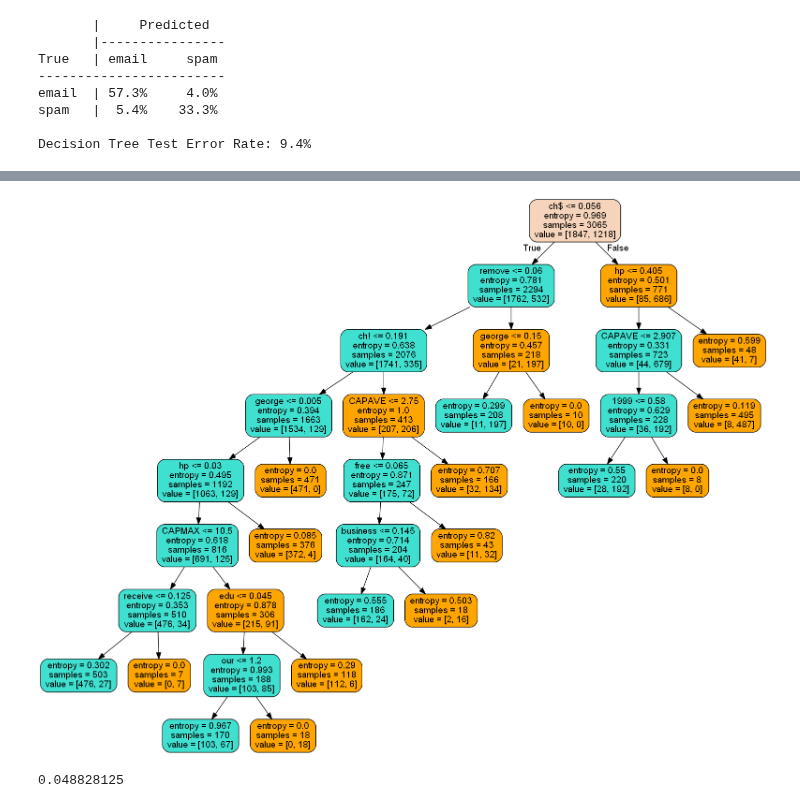
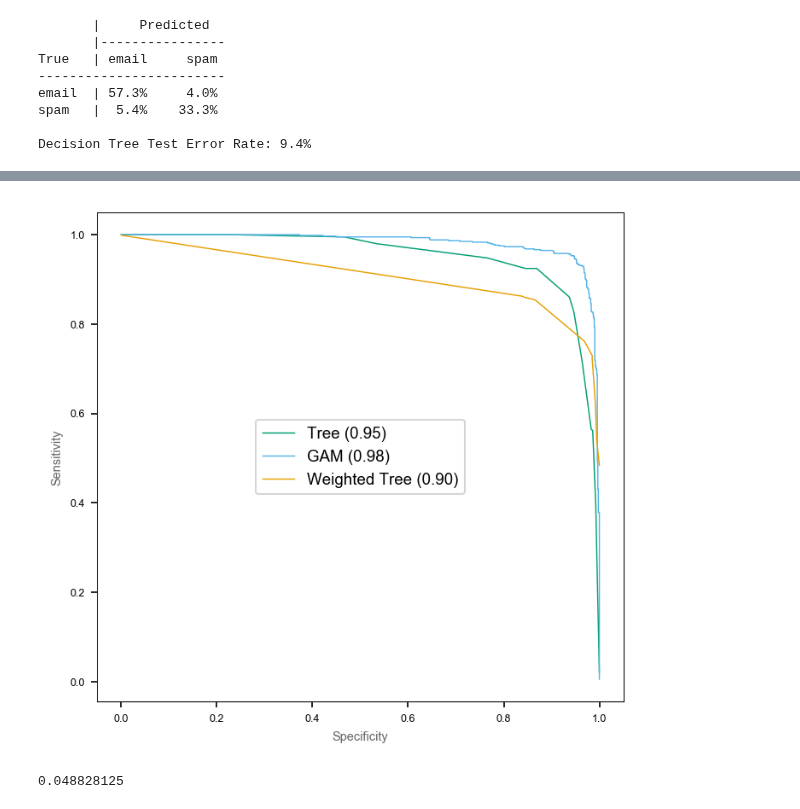
Before and after one commit to empathy87/The-Elements-of-Statistical-Learning-Python-Notebooks, a Jupyter notebook: examples/Spam.ipynb, the cells around one changed output, grey strips where cells are left out. Cells and saved outputs as stored; diff of their text form; code cells hidden in the pictures.

```diff
--- a/examples/Spam.ipynb
+++ b/examples/Spam.ipynb
@@ -279,8 +312,3 @@ email  | 57.3%     4.0%
 spam   |  5.4%    33.3%
 
 Decision Tree Test Error Rate: 9.4%
-# %%
-wtree_clf = tree.DecisionTreeClassifier(max_leaf_nodes=17, criterion='entropy',
-                                       class_weight={0: 200, 1: 1})
-wtree_clf.fit(X_train, y_train)
-y_test_hat = wtree_clf.predict(X_test)
@@ -343,26 +347,48 @@ os.environ["PATH"] += os.pathsep + 'C:/Program Files (x86)/Graphviz2.38/bin/'
-# %%
-dot_data = tree.export_graphviz(clf,
-                                feature_names=features,
-                                out_file=None,
-                                filled=True,
-                                rounded=True)
-graph = pydotplus.graph_from_dot_data(dot_data)
-
-colors = ('turquoise', 'orange')
-edges = collections.defaultdict(list)
-
-for edge in graph.get_edge_list():
-    edges[edge.get_source()].append(int(edge.get_destination()))
-
-for edge in edges:
-    edges[edge].sort()
-    for i in range(2):
-        dest = graph.get_node(str(edges[edge][i]))[0]
-        dest.set_fillcolor(colors[i])
-
-display(Image(graph.create_png()))
-# %% [output]
-[figure, removed]
+# %%
+# sklearn doesn't have specificity vs sensitivity curve, let's implement it
+def specificity_sensitivity_curve(y_true, probas_pred):
+    fps, tps, thresholds = _binary_clf_curve(y_true, probas_pred)
+    tns, fns = fps[-1] - fps, tps[-1] - tps
+    sensitivity, specificity = tps / tps[-1], tns / tns[0]
+    return specificity, sensitivity, thresholds
+# %%
+# PAGE 317. Rather than just modifying the Bayes rule in the nodes, it is better to
+#           take full account of the unequal losses in growing the tree.
+# NOTE: sklearn doesn't have an option for custom losses, but it is possible to
+#       manipulate class_weights. Setting the email class weight to 10 gives similar
+#       to the book's result.
+wtree_clf = tree.DecisionTreeClassifier(max_leaf_nodes=17, criterion='entropy',
+                                       class_weight={0: 20, 1: 1}).fit(X_train, y_train)
+# %%
+# PAGE 316. FIGURE 9.6. ROC curves for the classification rules fit to the spam data. Curves
+#           that are closer to the northeast corner represent better classifiers. In this case the
+#           GAM classifier dominates the trees. The weighted tree achieves better sensitivity
+#           for higher specificity than the unweighted tree. The numbers in the legend represent
+#           the area under the curve.
+gam_proba = gam.predict_proba(X_test_log)
+tree_proba = clf.predict_proba(X_test)[:,1]
+wtree_proba = wtree_clf.predict_proba(X_test)[:,1]
+gam_specificity, gam_sensitivity, _ = specificity_sensitivity_curve(y_test, gam_proba)
+tree_specificity, tree_sensitivity, _ = specificity_sensitivity_curve(y_test, tree_proba)
+wtree_specificity, wtree_sensitivity, _ = specificity_sensitivity_curve(y_test, wtree_proba)
+gam_auc=roc_auc_score(y_test, gam_proba)
+tree_auc=roc_auc_score(y_test, tree_proba)
+wtree_auc=roc_auc_score(y_test, wtree_proba)
+
+fig, ax = plt.subplots(figsize=(5.3, 5.06), dpi=150)
+ax.plot(tree_specificity, tree_sensitivity, color='#009E73', linewidth=0.7,
+        label=f'Tree ({tree_auc:.2f})')
+ax.plot(gam_specificity, gam_sensitivity, color='#56B4E9', linewidth=0.7,
+        label=f'GAM ({gam_auc:.2f})')
+ax.plot(wtree_specificity, wtree_sensitivity, color='#E69F00', linewidth=0.7,
+        label=f'Weighted Tree ({wtree_auc:.2f})')
+for i in ax.get_yticklabels() + ax.get_xticklabels():
+    i.set_fontsize(6)
+ax.set_xlabel('Specificity', color=GRAY4, fontsize=7)
+ax.set_ylabel('Sensitivity', color=GRAY4, fontsize=7)
+_ = ax.legend(loc='center', prop={'size': 9})
+# %% [output]
+[figure, added]
 # %%
 from sklearn.ensemble import GradientBoostingClassifier
 from sklearn.ensemble.partial_dependence import plot_partial_dependence
```
Also changed, not shown: parts of 21 cells of this notebook.
